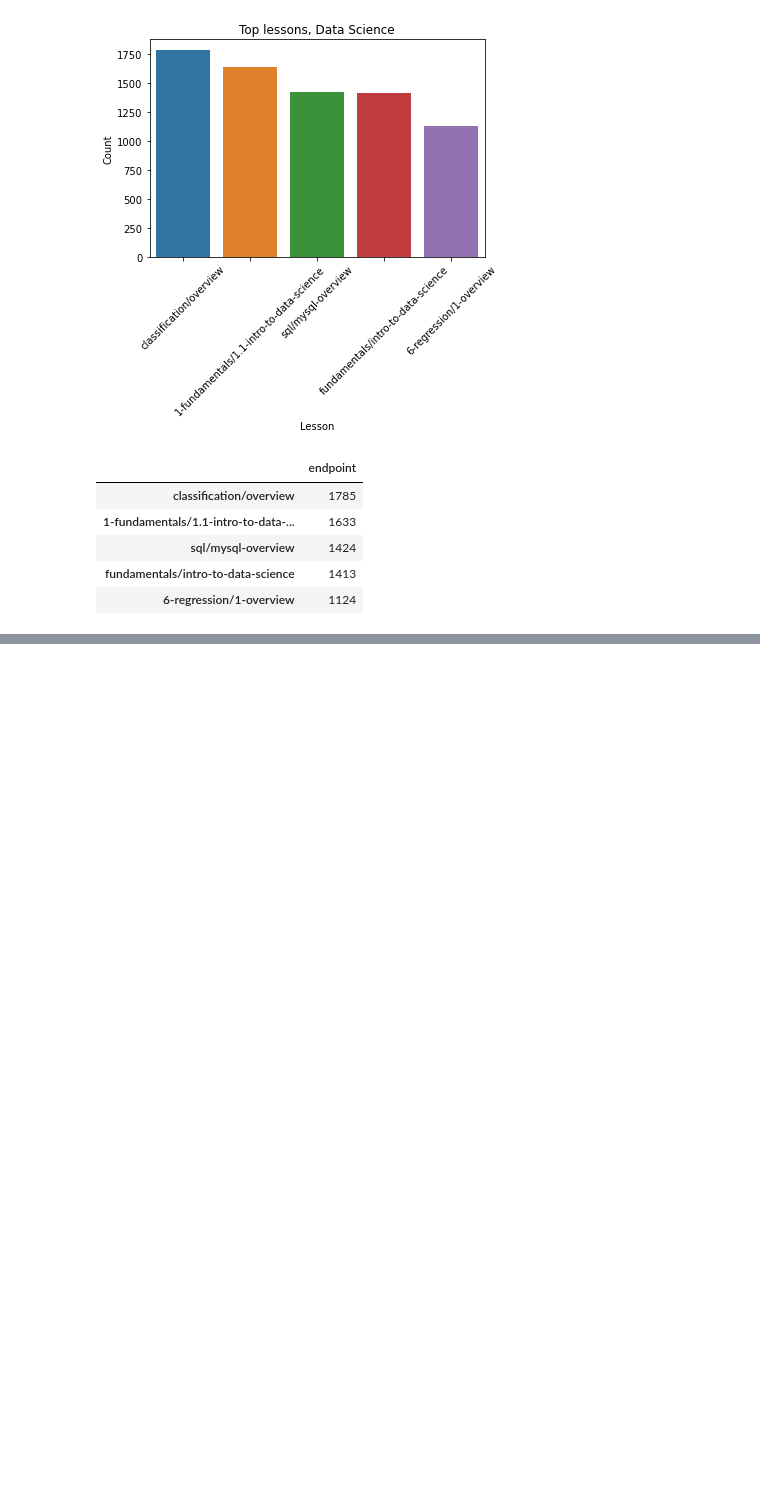
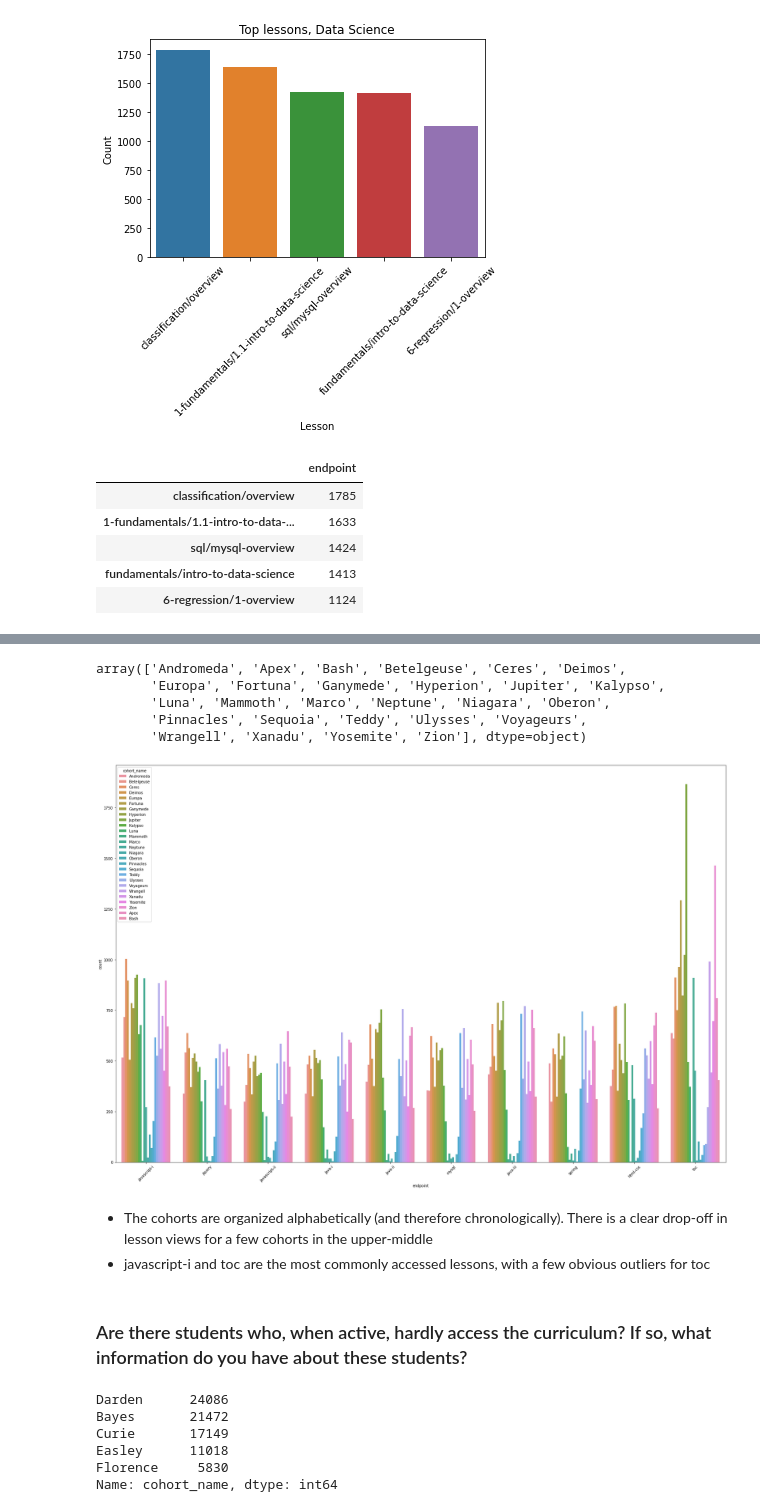
Before and after one commit to Codeup-Board-Advisory/board-slide-research, a Jupyter notebook: working_notebooks/bc_explore.ipynb, the cells around one changed output, grey strips where cells are left out. Cells and saved outputs as stored; diff of their text form; code cells hidden in the pictures; blank space fills up the shorter version.

```diff
--- a/working_notebooks/bc_explore.ipynb
+++ b/working_notebooks/bc_explore.ipynb
@@ -298,0 +366,3 @@ top_lessons
+# %%
+java_wd_df = temp[temp.program == 'java_web_dev']
+java_wd_df.head(2)
@@ -298,0 +380,5 @@ top_lessons
+# %%
+java_wd_graph_set = java_wd_df[java_wd_df.endpoint.isin(['javascript-i', 'toc', 'java-iii', 'html-css', 'java-ii', 'spring',
+       'jquery', 'mysql', 'java-i', 'javascript-ii'])]
+java_wd_graph_set = java_wd_graph_set[java_wd_graph_set.cohort_name != 'Staff']
+java_wd_graph_set.head()
@@ -298,0 +393,32 @@ top_lessons
+# %%
+java_wd_graph_set.cohort_name.sort_values().unique()
+# %% [output]
+array(['Andromeda', 'Apex', 'Bash', 'Betelgeuse', 'Ceres', 'Deimos',
+       'Europa', 'Fortuna', 'Ganymede', 'Hyperion', 'Jupiter', 'Kalypso',
+       'Luna', 'Mammoth', 'Marco', 'Neptune', 'Niagara', 'Oberon',
+       'Pinnacles', 'Sequoia', 'Teddy', 'Ulysses', 'Voyageurs',
+       'Wrangell', 'Xanadu', 'Yosemite', 'Zion'], dtype=object)
+# %%
+plt.figure(figsize=(30,20))
+sns.countplot(data=java_wd_graph_set, x='endpoint',hue='cohort_name', hue_order = ['Andromeda', 'Betelgeuse', 'Ceres', 'Deimos',
+       'Europa', 'Fortuna', 'Ganymede', 'Hyperion', 'Jupiter', 'Kalypso',
+       'Luna', 'Mammoth', 'Marco', 'Neptune', 'Niagara', 'Oberon',
+       'Pinnacles', 'Sequoia', 'Teddy', 'Ulysses', 'Voyageurs',
+       'Wrangell', 'Xanadu', 'Yosemite', 'Zion', 'Apex', 'Bash'])
+plt.xticks(rotation=45);
+# %% [output]
+[figure, added]
+# %% [markdown]
+- The cohorts are organized alphabetically (and therefore chronologically).  There is a clear drop-off in lesson views for a few cohorts in the upper-middle
+- javascript-i and toc are the most commonly accessed lessons, with a few obvious outliers for toc
+# %% [markdown]
+### Are there students who, when active, hardly access the curriculum? If so, what information do you have about these students?
+# %%
+temp[temp.program == 'data_science'].cohort_name.value_counts()
+# %% [output]
+Darden      24086
+Bayes       21472
+Curie       17149
+Easley      11018
+Florence     5830
+Name: cohort_name, dtype: int64
```
Also changed, not shown: parts of 12 cells of this notebook.
